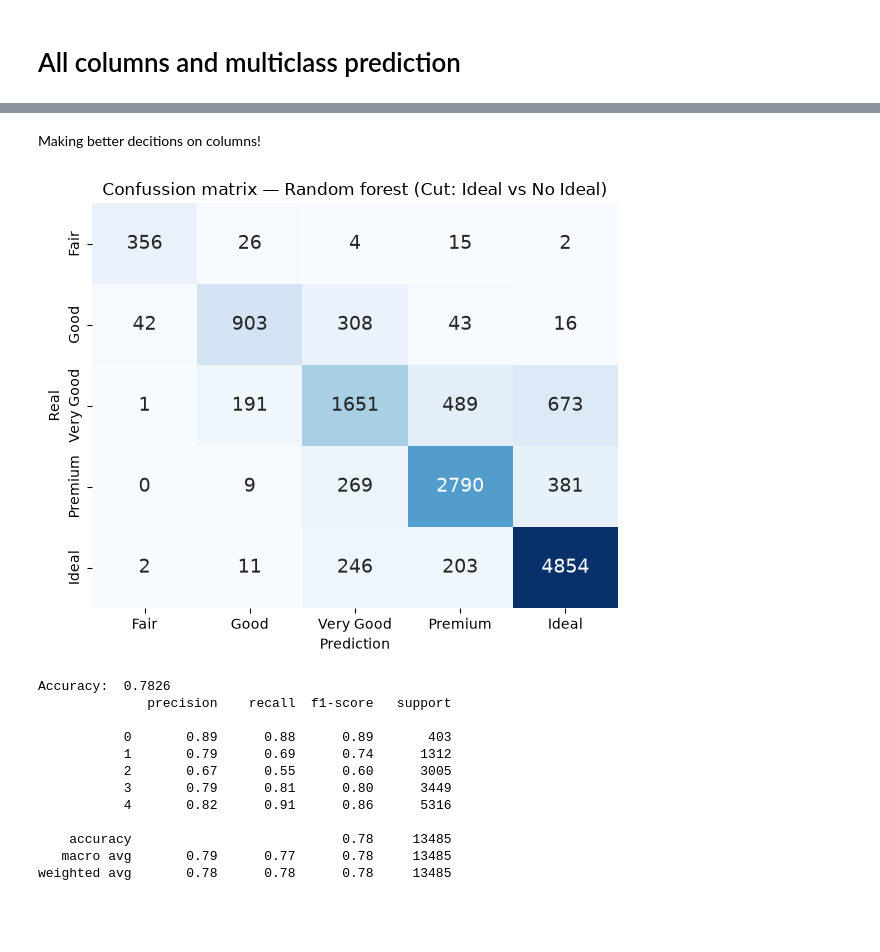
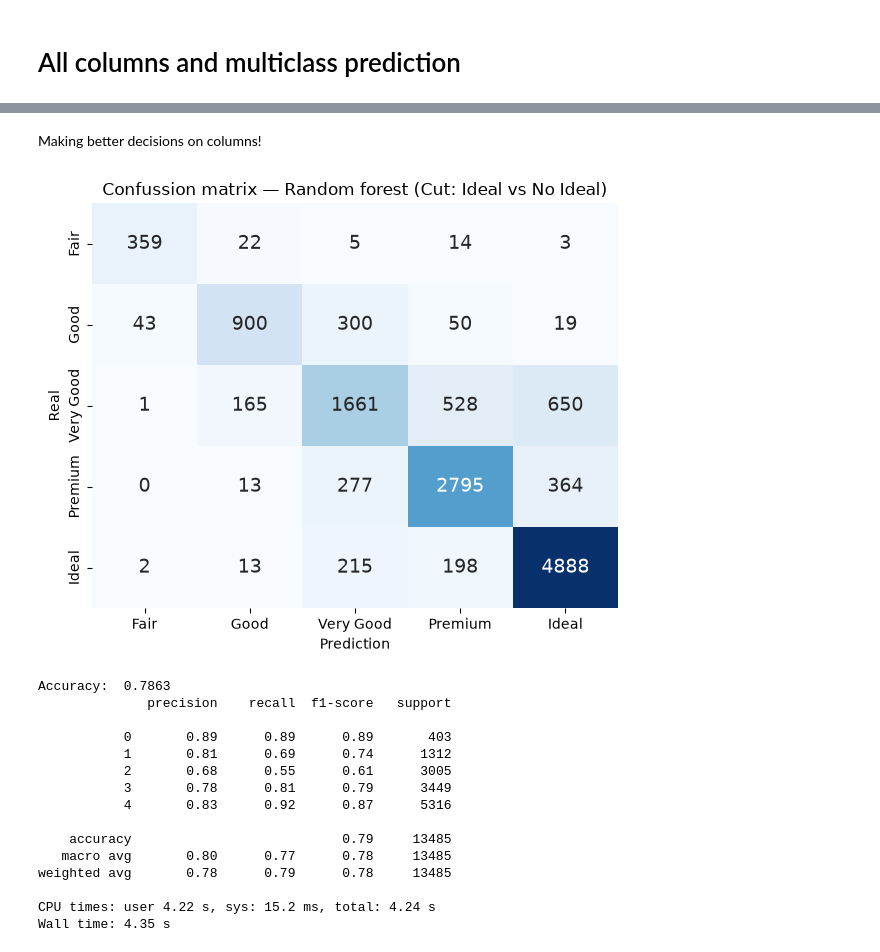
Before and after one commit to Alejoso/taller2-aprendizaje-automatico, a Jupyter notebook: randomForest.ipynb, the cells around one changed output, grey strips where cells are left out. Drawn from its saved outputs; the diff is of its cells as text; code cells hidden in the pictures; blank space fills up the shorter version.

```diff
--- a/randomForest.ipynb
+++ b/randomForest.ipynb
@@ -271,6 +283,8 @@ Lastly, it is worth pointing out that this model needs more time and computation
 # %% [markdown]
-Making better decitions on columns!
+Making better decisions on columns!
 # %%
+%%time
+
 stardard_cols = ["table", "x", "y", "z", "price"]
 robust_cols = ["depth"]
 boxcox_cols = ["carat"]
@@ -282,6 +296,9 @@ y = df["cut"]
 y = df['cut'].map(cut_order)
 X['color_encoded'] = X['color'].map(color_order)
 X['clarity_encoded'] = X['clarity'].map(clarity_order)
+
+encoded_cols = ["color_encoded", "clarity_encoded"]
+
 
 standard_pipeline = Pipeline([
     ("imputer", SimpleImputer(strategy="mean")),
@@ -302,49 +319,54 @@ preprocess = ColumnTransformer([
     ("standard", standard_pipeline, stardard_cols),
     ("robust", robust_pipeline, robust_cols),
     ("box-cox", boxcox_pipeline, boxcox_cols),
+    ("ordinal", "passthrough", encoded_cols),
 ])
 
 model = Pipeline([
     ("preprocess", preprocess),
     ("random_forest", RandomForestClassifier(
         criterion="gini",
-        n_estimators=100
+        n_estimators=100,
+        random_state=777,
     )),
 ])
 
 X_train, X_test, y_train, y_test = train_test_split(X, y, test_size=0.25, random_state=777)
 
 model.fit(X_train, y_train) # Here we fit and transform the information
 y_pred = model.predict(X_test) # Here we only trasnform and predict
 
 # Metrics
 cm = confusion_matrix(y_test, y_pred)
 acc = accuracy_score(y_test, y_pred)
 report = classification_report(y_test, y_pred)
 
 plt.figure(figsize=(6, 5))
 sns.heatmap(cm, annot=True, fmt='d', cmap='Blues',
             xticklabels=['Fair', 'Good', 'Very Good', 'Premium', 'Ideal'],
             yticklabels=['Fair', 'Good', 'Very Good', 'Premium', 'Ideal'],
             cbar=False, annot_kws={'size': 14})
 plt.xlabel('Prediction')
 plt.ylabel('Real')
 plt.title('Confussion matrix — Random forest (Cut: Ideal vs No Ideal)')
 plt.tight_layout()
 plt.show()
 print(f"Accuracy:  {acc:.4f}")
 print(report)
 # %% [output]
-[figure, old version]
+[figure, new version]
-Accuracy:  0.7826
+Accuracy:  0.7863
               precision    recall  f1-score   support
 
-           0       0.89      0.88      0.89       403
-           1       0.79      0.69      0.74      1312
-           2       0.67      0.55      0.60      3005
-           3       0.79      0.81      0.80      3449
-           4       0.82      0.91      0.86      5316
+           0       0.89      0.89      0.89       403
+           1       0.81      0.69      0.74      1312
+           2       0.68      0.55      0.61      3005
+           3       0.78      0.81      0.79      3449
+           4       0.83      0.92      0.87      5316
 
-    accuracy                           0.78     13485
-   macro avg       0.79      0.77      0.78     13485
-weighted avg       0.78      0.78      0.78     13485
+    accuracy                           0.79     13485
+   macro avg       0.80      0.77      0.78     13485
+weighted avg       0.78      0.79      0.78     13485
+
+CPU times: user 4.22 s, sys: 15.2 ms, total: 4.24 s
+Wall time: 4.35 s
```
Also changed, not shown: parts of 9 cells of this notebook, 2 other files.
